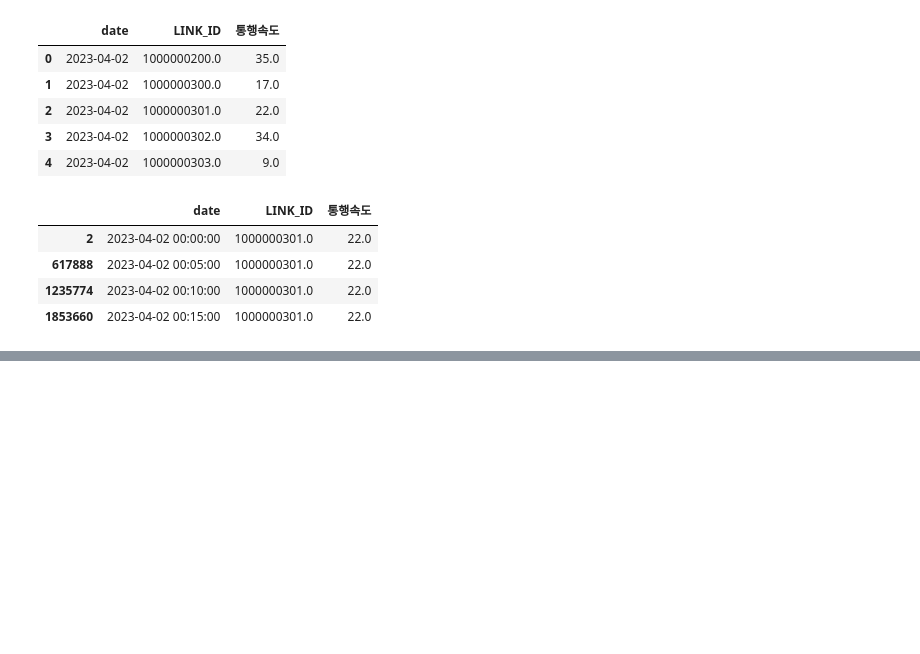
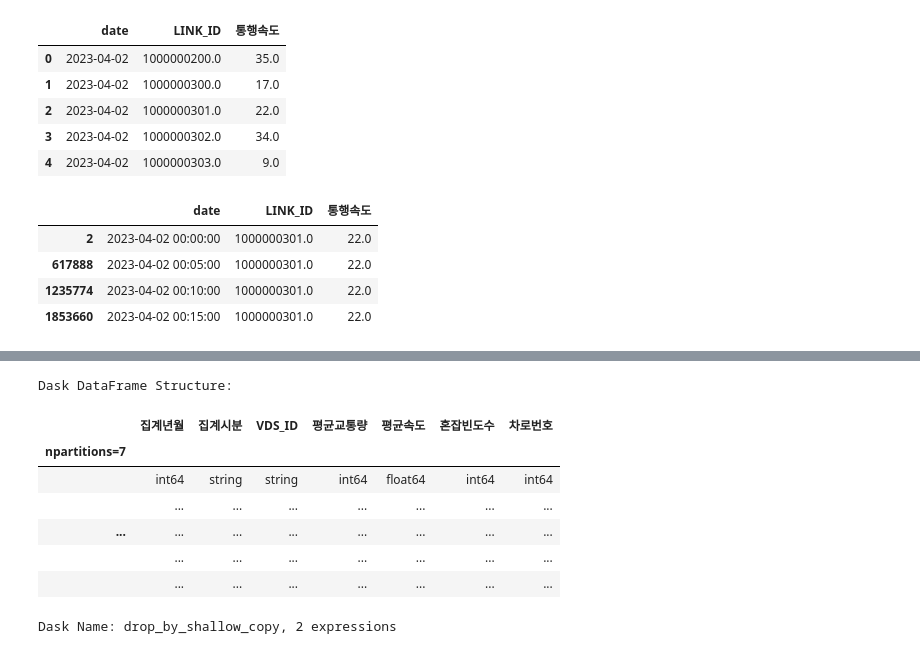
Before and after one commit to danawls/traffic_models, a Jupyter notebook: data_combine/1-1.ipynb, the cells around one changed output, grey strips where cells are left out. Drawn from its saved outputs; the diff is of its cells as text; code cells hidden in the pictures; blank space fills up the shorter version.

```diff
--- a/data_combine/1-1.ipynb
+++ b/data_combine/1-1.ipynb
@@ -501,0 +520,14 @@ c[c['LINK_ID'] == '1000000301.0'].head()
+# %%
+con = con.drop(['기점종점방향구분코드', '노선번호', '지점이정', '도로이정', '콘존명', '콘존길이'], axis=1)
+# %%
+con
+# %% [output]
+Dask DataFrame Structure:
+|  | 집계년월 | 집계시분 | VDS_ID | 평균교통량 | 평균속도 | 혼잡빈도수 | 차로번호 |
+| npartitions=7 |  |  |  |  |  |  |  |
+|  | int64 | string | string | int64 | float64 | int64 | int64 |
+|  | ... | ... | ... | ... | ... | ... | ... |
+| ... | ... | ... | ... | ... | ... | ... | ... |
+|  | ... | ... | ... | ... | ... | ... | ... |
+|  | ... | ... | ... | ... | ... | ... | ... |
+Dask Name: drop_by_shallow_copy, 2 expressions
```
Also changed, not shown: parts of 9 cells of this notebook, 22 other files.
